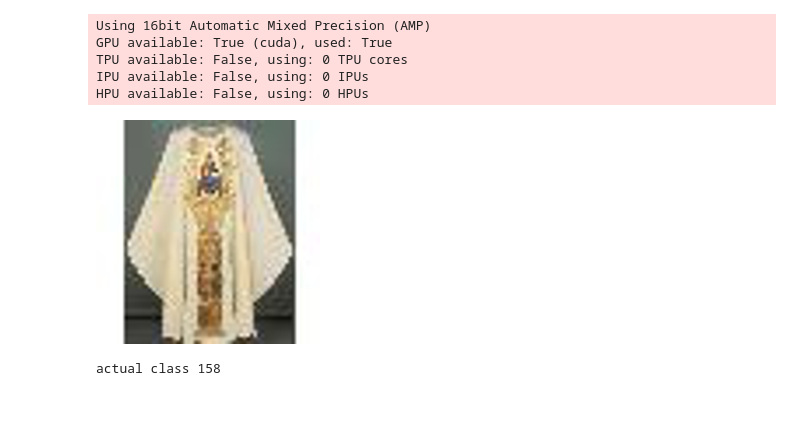
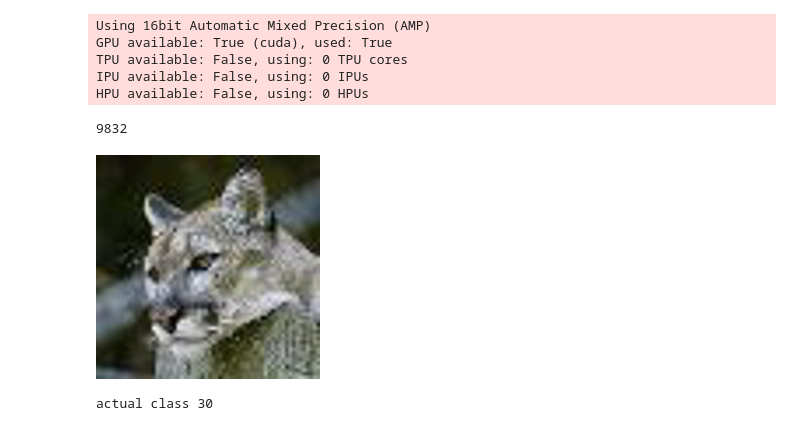
Before and after one commit to angelonti/computer-vision-master-project-2022-2023, a Jupyter notebook: src/demo.ipynb, the cells around one changed output. Saved outputs shown, nothing was run; the diff lists cells and outputs as text; code cells hidden in the pictures.

```diff
--- a/src/demo.ipynb
+++ b/src/demo.ipynb
@@ -374,13 +376,17 @@ HPU available: False, using: 0 HPUs
 def collate_fn(examples):
     pixel_values = torch.stack([example["pixel_values"] for example in examples])
     return {"pixel_values": pixel_values, "labels": None}
+# %%
+len(test_ds)
+# %% [output]
+9832
 # %%
-pred_index = 7777
+pred_index = 1500
 display(test_ds[pred_index]["image"].resize((224, 224)))
 print(f"actual class {test_ds[pred_index]['label']}")
 # %% [output]
-[figure, old version]
+[figure, new version]
-actual class 158
+actual class 30
 # %%
 from torch.utils.data import DataLoader
 from torch.utils.data import Subset
```
Also changed, not shown: parts of 3 cells of this notebook, 19 other files.
